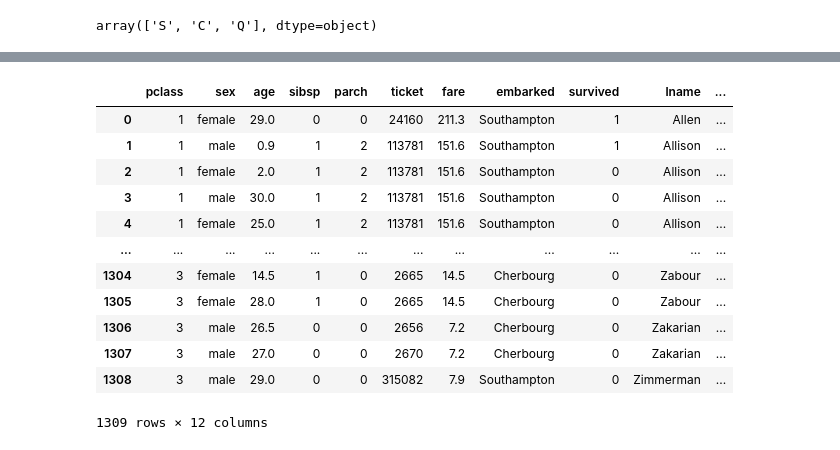
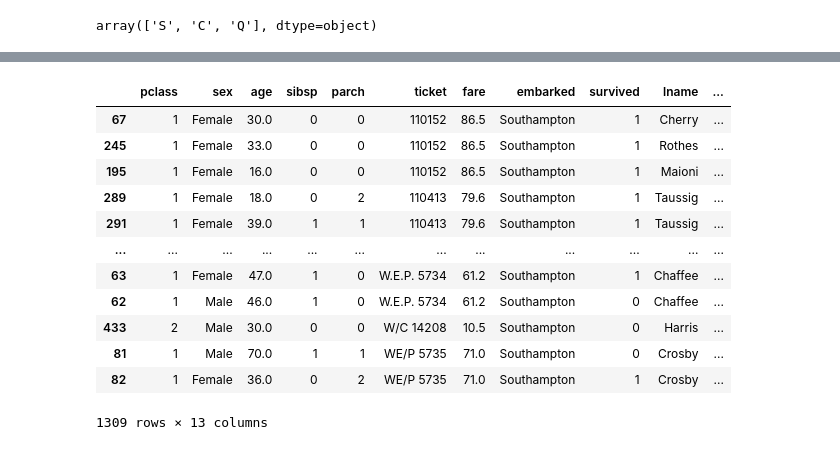
Before and after one commit to Aakashdoraisamy/python-data-science, a Jupyter notebook: Python_Libraries/pandas/titanic.ipynb, the cells around one changed output, grey strips where cells are left out. Cells and saved outputs as stored; diff of their text form; code cells hidden in the pictures.

```diff
--- a/Python_Libraries/pandas/titanic.ipynb
+++ b/Python_Libraries/pandas/titanic.ipynb
@@ -250,0 +303,3 @@ df
+# %%
+df[['courtesy_title','fname']] = df['temp'].str.split('.',n=1,expand=True)
+df
@@ -250,0 +338,3 @@ df
+# %%
+for col in ['age','fare']:
+    print(df[col].round(1))
@@ -302,8 +402,9 @@ df.columns[[1,9,10,11]]
 # %% [output]
 Index(['sex', 'lname', 'courtesy_title', 'fname'], dtype='object')
 # %%
-# for col in df.columns[[1,9,10,11]]:
-#     df[col] = df[col].astype(str).str.title()
+# by using position of the columns
+for col in df.columns[[1,9,10,11]]:
+    df[col]=df[col].str.title()
 # %%
 df
 # %% [output]
@@ -328,0 +445,3 @@ dict={'S':'Southampton','C':'Cherbourg','Q':'Queenstown'}
+# %%
+df['embarked']=df['embarked'].replace({'S':'Southampton','C':'Cherbourg','Q':'Queenstown'})
+#changing the embarked column names
@@ -329,17 +464,17 @@ dict={'S':'Southampton','C':'Cherbourg','Q':'Queenstown'}
 # %%
-df['embarked']=df['embarked'].replace(dict)
+df = df.sort_values(by='ticket')
 df
 # %% [output]
 |  | pclass | sex | age | sibsp | parch | ticket | fare | embarked | survived | lname | ... |
-| 0 | 1 | female | 29.0 | 0 | 0 | 24160 | 211.3 | Southampton | 1 | Allen | ... |
-| 1 | 1 | male | 0.9 | 1 | 2 | 113781 | 151.6 | Southampton | 1 | Allison | ... |
-| 2 | 1 | female | 2.0 | 1 | 2 | 113781 | 151.6 | Southampton | 0 | Allison | ... |
-| 3 | 1 | male | 30.0 | 1 | 2 | 113781 | 151.6 | Southampton | 0 | Allison | ... |
-| 4 | 1 | female | 25.0 | 1 | 2 | 113781 | 151.6 | Southampton | 0 | Allison | ... |
+| 67 | 1 | Female | 30.0 | 0 | 0 | 110152 | 86.5 | Southampton | 1 | Cherry | ... |
+| 245 | 1 | Female | 33.0 | 0 | 0 | 110152 | 86.5 | Southampton | 1 | Rothes | ... |
+| 195 | 1 | Female | 16.0 | 0 | 0 | 110152 | 86.5 | Southampton | 1 | Maioni | ... |
+| 289 | 1 | Female | 18.0 | 0 | 2 | 110413 | 79.6 | Southampton | 1 | Taussig | ... |
+| 291 | 1 | Female | 39.0 | 1 | 1 | 110413 | 79.6 | Southampton | 1 | Taussig | ... |
 | ... | ... | ... | ... | ... | ... | ... | ... | ... | ... | ... | ... |
-| 1304 | 3 | female | 14.5 | 1 | 0 | 2665 | 14.5 | Cherbourg | 0 | Zabour | ... |
-| 1305 | 3 | female | 28.0 | 1 | 0 | 2665 | 14.5 | Cherbourg | 0 | Zabour | ... |
-| 1306 | 3 | male | 26.5 | 0 | 0 | 2656 | 7.2 | Cherbourg | 0 | Zakarian | ... |
-| 1307 | 3 | male | 27.0 | 0 | 0 | 2670 | 7.2 | Cherbourg | 0 | Zakarian | ... |
-| 1308 | 3 | male | 29.0 | 0 | 0 | 315082 | 7.9 | Southampton | 0 | Zimmerman | ... |
+| 63 | 1 | Female | 47.0 | 1 | 0 | W.E.P. 5734 | 61.2 | Southampton | 1 | Chaffee | ... |
+| 62 | 1 | Male | 46.0 | 1 | 0 | W.E.P. 5734 | 61.2 | Southampton | 0 | Chaffee | ... |
+| 433 | 2 | Male | 30.0 | 0 | 0 | W/C 14208 | 10.5 | Southampton | 0 | Harris | ... |
+| 81 | 1 | Male | 70.0 | 1 | 1 | WE/P 5735 | 71.0 | Southampton | 0 | Crosby | ... |
+| 82 | 1 | Female | 36.0 | 0 | 2 | WE/P 5735 | 71.0 | Southampton | 1 | Crosby | ... |
-1309 rows × 12 columns
+1309 rows × 13 columns
```
Also changed, not shown: parts of 191 cells of this notebook.
